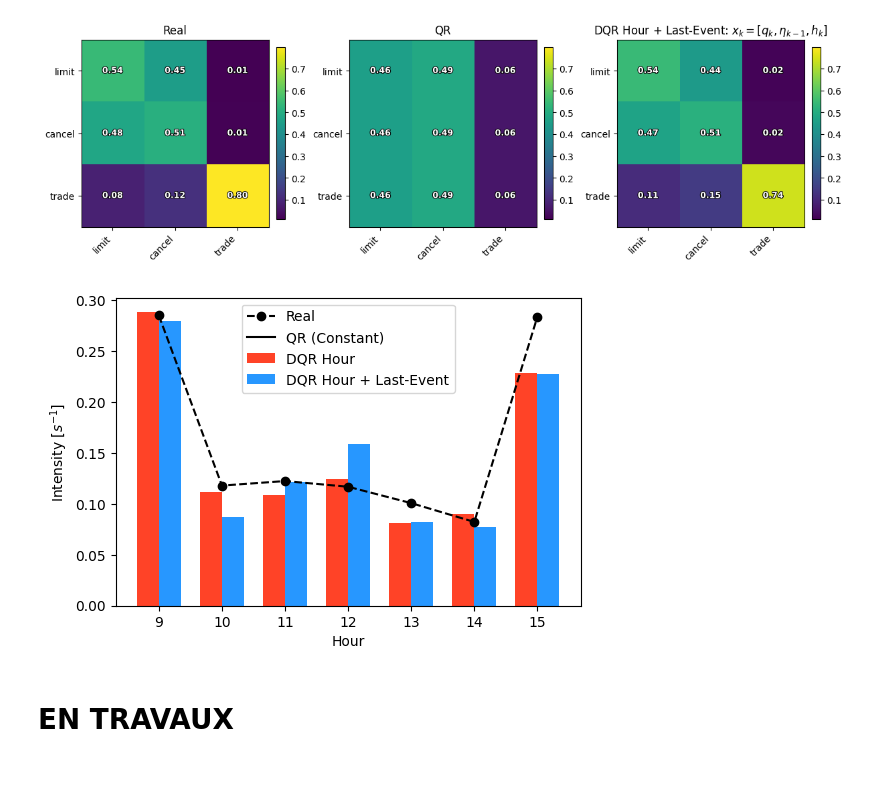
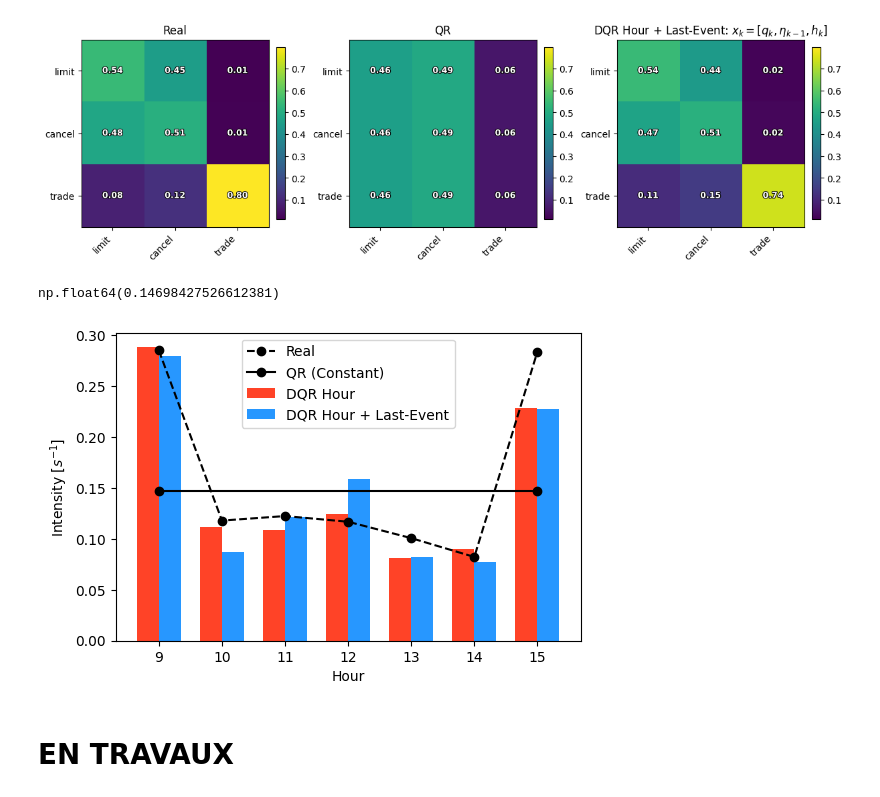
Before and after one commit to archer-paul/DeepQR-Microstructure, a Jupyter notebook: deepNN.ipynb, the cells around one changed output. Drawn from its saved outputs; the diff is of its cells as text; code cells hidden in the pictures.

Commit message:
Rajout de QR constant dans le graph

```diff
--- a/deepNN.ipynb
+++ b/deepNN.ipynb
@@ -303,22 +303,26 @@ hourly_real = compute_real_hourly_intensity(df_train, trade_id=2)
 
 from qrFunctions import compute_hourly_intensity_qr
 hourly_qr, constant_hourly_qr = compute_hourly_intensity_qr(lambdas, df_train)
+# %%
+constant_hourly_qr
+# %% [output]
+np.float64(0.14698427526612381)
 # %%
 width = 0.35
 x = hourly_dqr_h.index.values + 9
 fig, ax = plt.subplots(figsize=(6,4))
 ax.bar(x - width/2, hourly_dqr_h.values, width=width, color="#FF4327", label="DQR Hour")
 ax.bar(x + width/2, hourly_dqr_h_le.values, width=width, color="#2797FF", label="DQR Hour + Last-Event")
 ax.plot(x, hourly_real.values, "o--", color="black", label="Real")
 #ax.plot(hourly_qr.index, hourly_qr.values, label="QR", marker='^', linestyle='--', color='darkblue')
-ax.axhline(constant_hourly_qr, xmin=x.min(), xmax=x.max(), color='black', linestyle='-', label='QR (Constant)')
+ax.plot([x.min(), x.max()], [constant_hourly_qr, constant_hourly_qr], 'o-', color='black', label='QR (Constant)')
 ax.set_xlabel("Hour")
 ax.set_ylabel(r"Intensity [$s^{-1}$]")
 ax.set_xticks(x)
 ax.legend()
 plt.show()
 # %% [output]
-[figure, old version]
+[figure, new version]
 # %% [markdown]
 # EN TRAVAUX #
 # %%
```
